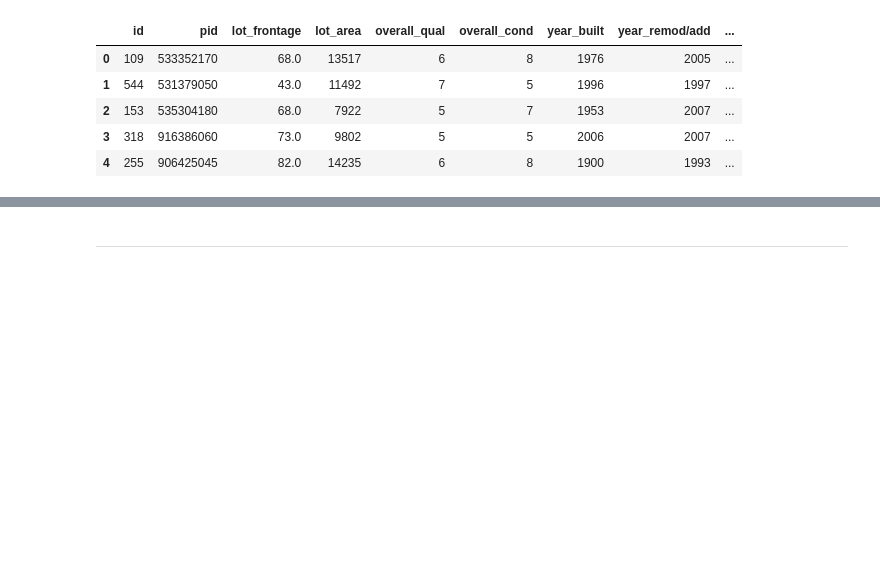
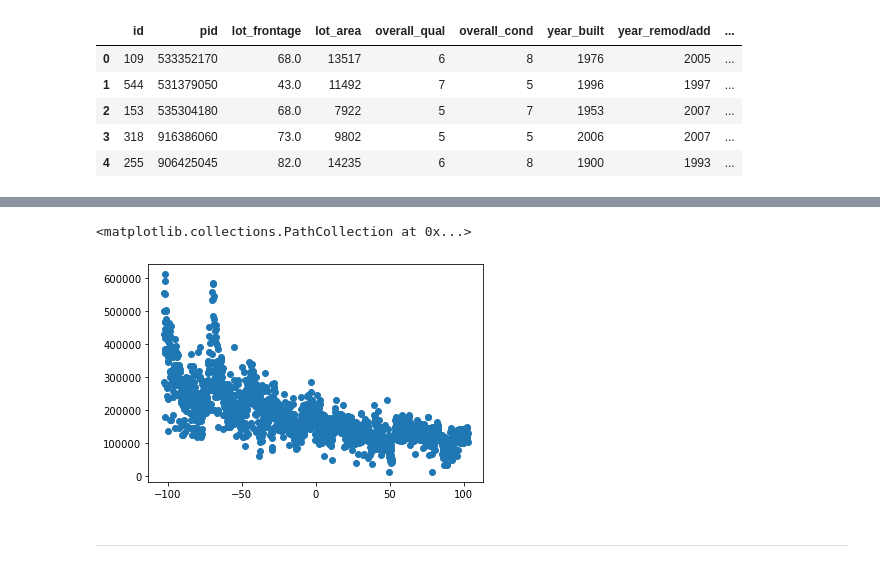
Before and after one commit to ajoneal/ames-iowa-housing-project, a Jupyter notebook: PCA.ipynb, the cells around one changed output, grey strips where cells are left out. Saved outputs shown, nothing was run; the diff lists cells and outputs as text; code cells hidden in the pictures; blank space fills up the shorter version.

```diff
--- a/PCA.ipynb
+++ b/PCA.ipynb
@@ -54,3 +58,6 @@ df.head()
 | 2 | 153 | 535304180 | 68.0 | 7922 | 5 | 7 | 1953 | 2007 | ... |
 | 3 | 318 | 916386060 | 73.0 | 9802 | 5 | 5 | 2006 | 2007 | ... |
 | 4 | 255 | 906425045 | 82.0 | 14235 | 6 | 8 | 1900 | 1993 | ... |
+# %%
+top5 = df[['gr_liv_area', 'total_bsmt_sf', 'garage_area']]
+top5
@@ -56,0 +87,4 @@ df.head()
+# %%
+X_embedded = TSNE(n_components=1).fit_transform(top5)
+# %%
+df['embedded'] = X_embedded
@@ -57,3 +107,8 @@ df.head()
+# %%
+plt.scatter(df['embedded'], df['saleprice'])
+# %% [output]
+<matplotlib.collections.PathCollection at 0x...>
+[figure, added]
 # %% [markdown]
 ---
 # %%
```
Also changed, not shown: parts of 5 cells of this notebook, 2 other files.
